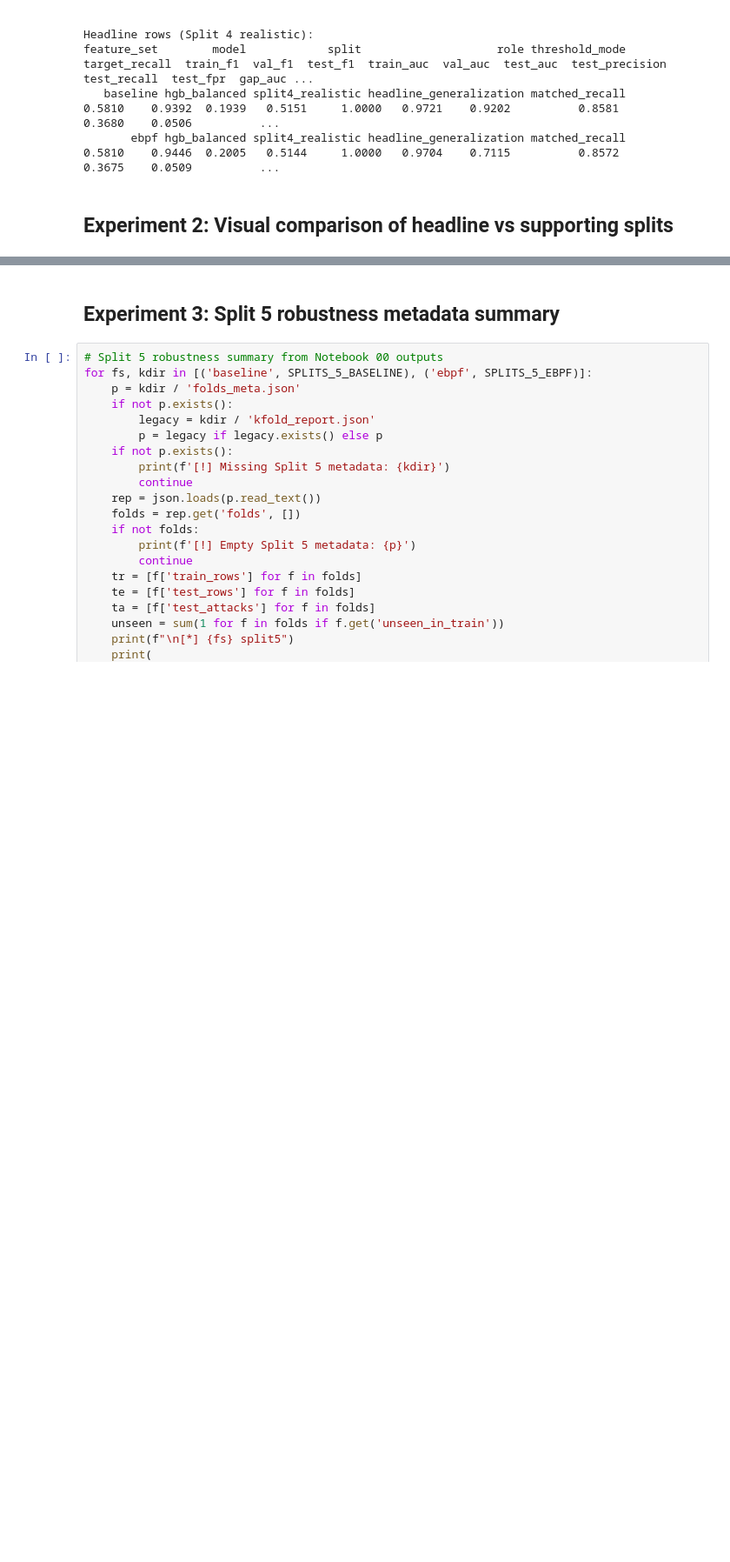
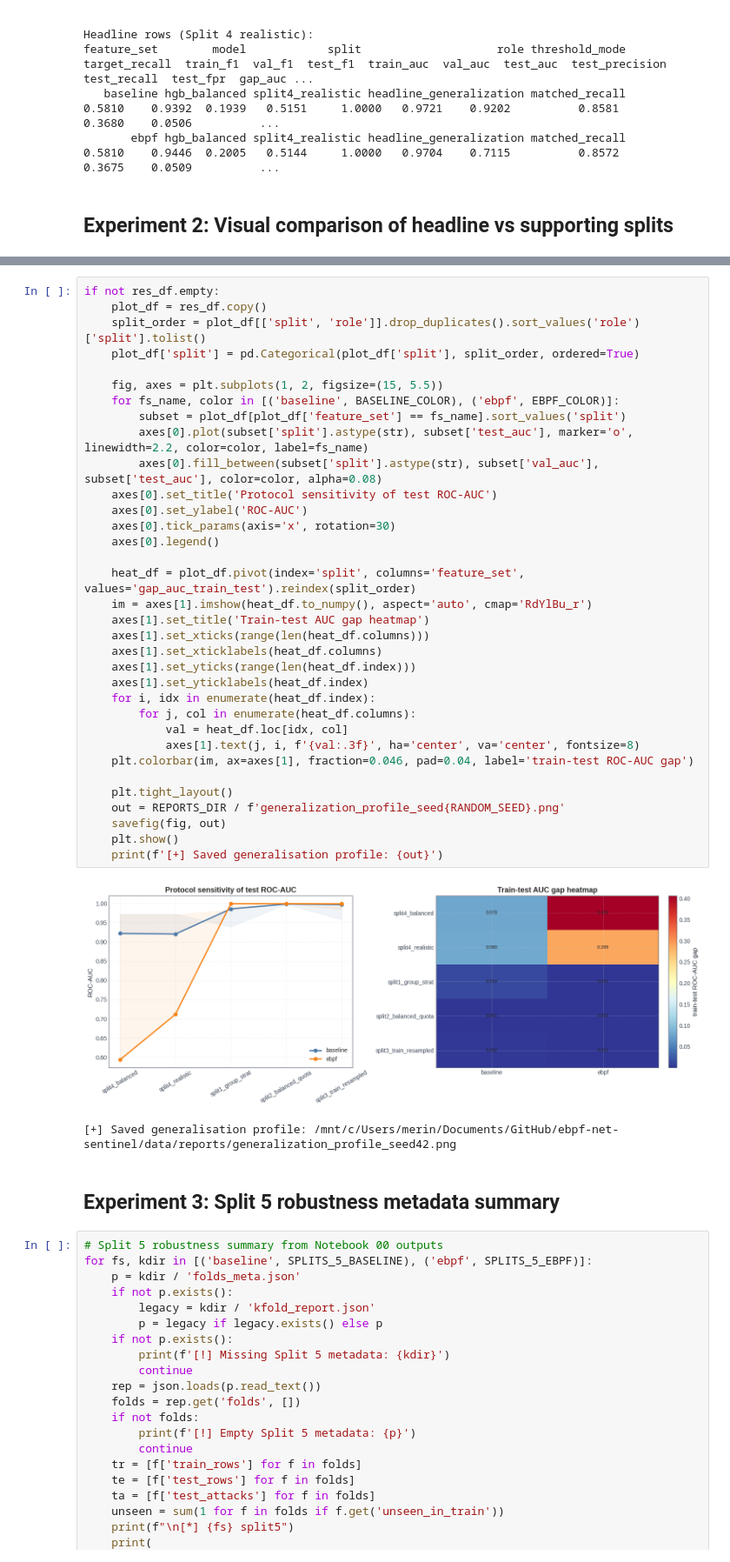
Before and after one commit to merinnnn/ebpf-net-sentinel, a Jupyter notebook: ml/notebooks/04_generalisation.ipynb, the cells around one changed output, grey strips where cells are left out. Shown at 87% size. Saved outputs shown, nothing was run; the diff lists cells and outputs as text; blank space fills up the shorter version.

```diff
--- a/ml/notebooks/04_generalisation.ipynb
+++ b/ml/notebooks/04_generalisation.ipynb
@@ -181,3 +214,40 @@ if not res_df.empty:
+# %%
+if not res_df.empty:
+    plot_df = res_df.copy()
+    split_order = plot_df[['split', 'role']].drop_duplicates().sort_values('role')['split'].tolist()
+    plot_df['split'] = pd.Categorical(plot_df['split'], split_order, ordered=True)
+
+    fig, axes = plt.subplots(1, 2, figsize=(15, 5.5))
+    for fs_name, color in [('baseline', BASELINE_COLOR), ('ebpf', EBPF_COLOR)]:
+        subset = plot_df[plot_df['feature_set'] == fs_name].sort_values('split')
+        axes[0].plot(subset['split'].astype(str), subset['test_auc'], marker='o', linewidth=2.2, color=color, label=fs_name)
+        axes[0].fill_between(subset['split'].astype(str), subset['val_auc'], subset['test_auc'], color=color, alpha=0.08)
+    axes[0].set_title('Protocol sensitivity of test ROC-AUC')
+    axes[0].set_ylabel('ROC-AUC')
+    axes[0].tick_params(axis='x', rotation=30)
+    axes[0].legend()
+
+    heat_df = plot_df.pivot(index='split', columns='feature_set', values='gap_auc_train_test').reindex(split_order)
+    im = axes[1].imshow(heat_df.to_numpy(), aspect='auto', cmap='RdYlBu_r')
+    axes[1].set_title('Train-test AUC gap heatmap')
+    axes[1].set_xticks(range(len(heat_df.columns)))
+    axes[1].set_xticklabels(heat_df.columns)
+    axes[1].set_yticks(range(len(heat_df.index)))
+    axes[1].set_yticklabels(heat_df.index)
+    for i, idx in enumerate(heat_df.index):
+        for j, col in enumerate(heat_df.columns):
+            val = heat_df.loc[idx, col]
+            axes[1].text(j, i, f'{val:.3f}', ha='center', va='center', fontsize=8)
+    plt.colorbar(im, ax=axes[1], fraction=0.046, pad=0.04, label='train-test ROC-AUC gap')
+
+    plt.tight_layout()
+    out = REPORTS_DIR / f'generalization_profile_seed{RANDOM_SEED}.png'
+    savefig(fig, out)
+    plt.show()
+    print(f'[+] Saved generalisation profile: {out}')
+# %% [output]
+[figure, added]
+[+] Saved generalisation profile: /mnt/c/Users/merin/Documents/GitHub/ebpf-net-sentinel/data/reports/generalization_profile_seed42.png
 # %% [markdown]
 ## Experiment 3: Split 5 robustness metadata summary
 # %%
```
Also changed, not shown: parts of 3 cells of this notebook.
